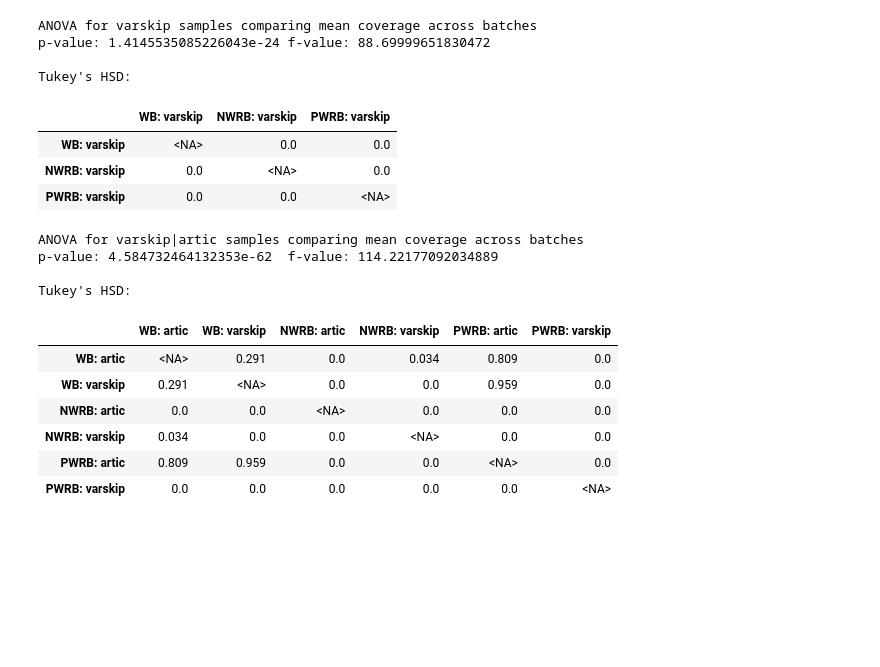
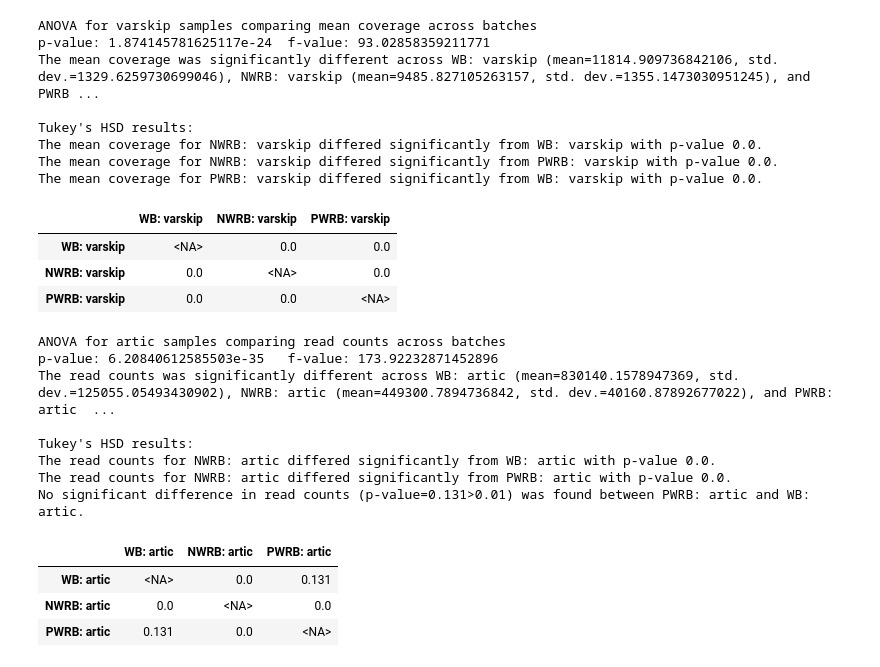
Before and after one commit to enviro-lab/benchmark-deconvolute, a Jupyter notebook: plots/coverage_depth_plots/depth_stats.ipynb, the cells around one changed output. Cells and saved outputs as stored; diff of their text form; code cells hidden in the pictures; blank space fills up the shorter version.

```diff
--- a/plots/coverage_depth_plots/depth_stats.ipynb
+++ b/plots/coverage_depth_plots/depth_stats.ipynb
@@ -6,43 +8,6 @@ from scipy.stats import tukey_hsd
 
 heatmap_dir = Path(".").resolve()
 outdir = heatmap_dir / "depth_heatmap_out"
-# %%
-def tukey2df(batch_res, batch_details):
-    combo_res_str = str(batch_res).split("\n")[2:]
-    combo_column_names = list(batch_details.keys())
-    combo_array = [[pd.NA]*len(combo_column_names) for c in combo_column_names]
-    for line in combo_res_str:
-        if line.strip():
-            col = int(line[2])
-            row = int(line[6])
-            p = float(line[24:29])
-            # print(col,row,p)
-            combo_array[col][row] = p
-    combo_array
-    combo_p_vals = pd.DataFrame(combo_array, columns=combo_column_names, index=combo_column_names)
-    combo_p_vals[combo_p_vals < 0.05]
-    return combo_p_vals
-def get_stats(df, scheme:str, x_col:str):
-    print(f"ANOVA for {scheme} samples comparing {x_col.replace('_',' ')} across batches")
-    # reduce df to scheme only
-    df = df[df["batch"].str.contains(scheme)]
-
-    # check f/p-values
-    fvalue, pvalue = stats.f_oneway(*(df.loc[df["batch"]==batch, x_col].dropna() for batch in df["batch"].unique()))
-    print(f"p-value: {pvalue}\tf-value: {fvalue}")
-
-    if pvalue < 0.05:
-        # perform Tukey's HSD
-        print("\nTukey's HSD:")
-        batch_details = {batch:list(df.loc[df["batch"]==batch, x_col].dropna()) for batch in df["batch"].unique()}
-        batch_res = tukey_hsd(*batch_details.values())
-        # print("i\tbatch\tmean\tstdev")
-        # for i,(batch,coverage_lst) in enumerate(batch_details.items()):
-        #     print(f"{i}\t{batch}\t{statistics.mean(coverage_lst)}\t{statistics.stdev(coverage_lst)}")
-        # print()
-        # print(batch_res)
-        tukey_df = tukey2df(batch_res, batch_details)
-        return tukey_df
 # %%
 s_gene_df = pd.read_csv(outdir / "S-depth-of-coverage.csv")
 s_gene_df = s_gene_df[~s_gene_df["mixture"].isin(["NFWC", "NFWA"])]
@@ -75,25 +108,30 @@ Tukey's HSD:
 # %%
-get_stats(s_gene_df, scheme="varskip", x_col="mean_coverage")
+get_stats(whole_genome_df, scheme="varskip", value_col="mean_coverage")
 # %% [output]
 ANOVA for varskip samples comparing mean coverage across batches
-p-value: 1.4145535085226043e-24 f-value: 88.69999651830472
+p-value: 1.874145781625117e-24  f-value: 93.02858359211771
+The mean coverage was significantly different across WB: varskip (mean=11814.909736842106, std. dev.=1329.6259730699046), NWRB: varskip (mean=9485.827105263157, std. dev.=1355.1473030951245), and PWRB ...
 
-Tukey's HSD:
+Tukey's HSD results:
+The mean coverage for NWRB: varskip differed significantly from WB: varskip with p-value 0.0.
+The mean coverage for NWRB: varskip differed significantly from PWRB: varskip with p-value 0.0.
+The mean coverage for PWRB: varskip differed significantly from WB: varskip with p-value 0.0.
 |  | WB: varskip | NWRB: varskip | PWRB: varskip |
 | WB: varskip | <NA> | 0.0 | 0.0 |
 | NWRB: varskip | 0.0 | <NA> | 0.0 |
 | PWRB: varskip | 0.0 | 0.0 | <NA> |
 # %%
-get_stats(s_gene_df, scheme="varskip|artic", x_col="mean_coverage")
+get_stats(whole_genome_df, scheme="artic", value_col="read_counts")
 # %% [output]
-ANOVA for varskip|artic samples comparing mean coverage across batches
-p-value: 4.584732464132353e-62  f-value: 114.22177092034889
+ANOVA for artic samples comparing read counts across batches
+p-value: 6.20840612585503e-35   f-value: 173.92232871452896
+The read counts was significantly different across WB: artic (mean=830140.1578947369, std. dev.=125055.05493430902), NWRB: artic (mean=449300.7894736842, std. dev.=40160.87892677022), and PWRB: artic  ...
 
-Tukey's HSD:
+Tukey's HSD results:
+The read counts for NWRB: artic differed significantly from WB: artic with p-value 0.0.
+The read counts for NWRB: artic differed significantly from PWRB: artic with p-value 0.0.
+No significant difference in read counts (p-value=0.131>0.01) was found between PWRB: artic and WB: artic.
-|  | WB: artic | WB: varskip | NWRB: artic | NWRB: varskip | PWRB: artic | PWRB: varskip |
-| WB: artic | <NA> | 0.291 | 0.0 | 0.034 | 0.809 | 0.0 |
-| WB: varskip | 0.291 | <NA> | 0.0 | 0.0 | 0.959 | 0.0 |
-| NWRB: artic | 0.0 | 0.0 | <NA> | 0.0 | 0.0 | 0.0 |
-| NWRB: varskip | 0.034 | 0.0 | 0.0 | <NA> | 0.0 | 0.0 |
-| PWRB: artic | 0.809 | 0.959 | 0.0 | 0.0 | <NA> | 0.0 |
-| PWRB: varskip | 0.0 | 0.0 | 0.0 | 0.0 | 0.0 | <NA> |
+|  | WB: artic | NWRB: artic | PWRB: artic |
+| WB: artic | <NA> | 0.0 | 0.131 |
+| NWRB: artic | 0.0 | <NA> | 0.0 |
+| PWRB: artic | 0.131 | 0.0 | <NA> |
```
Also changed, not shown: parts of 15 cells of this notebook, 37 other files.
